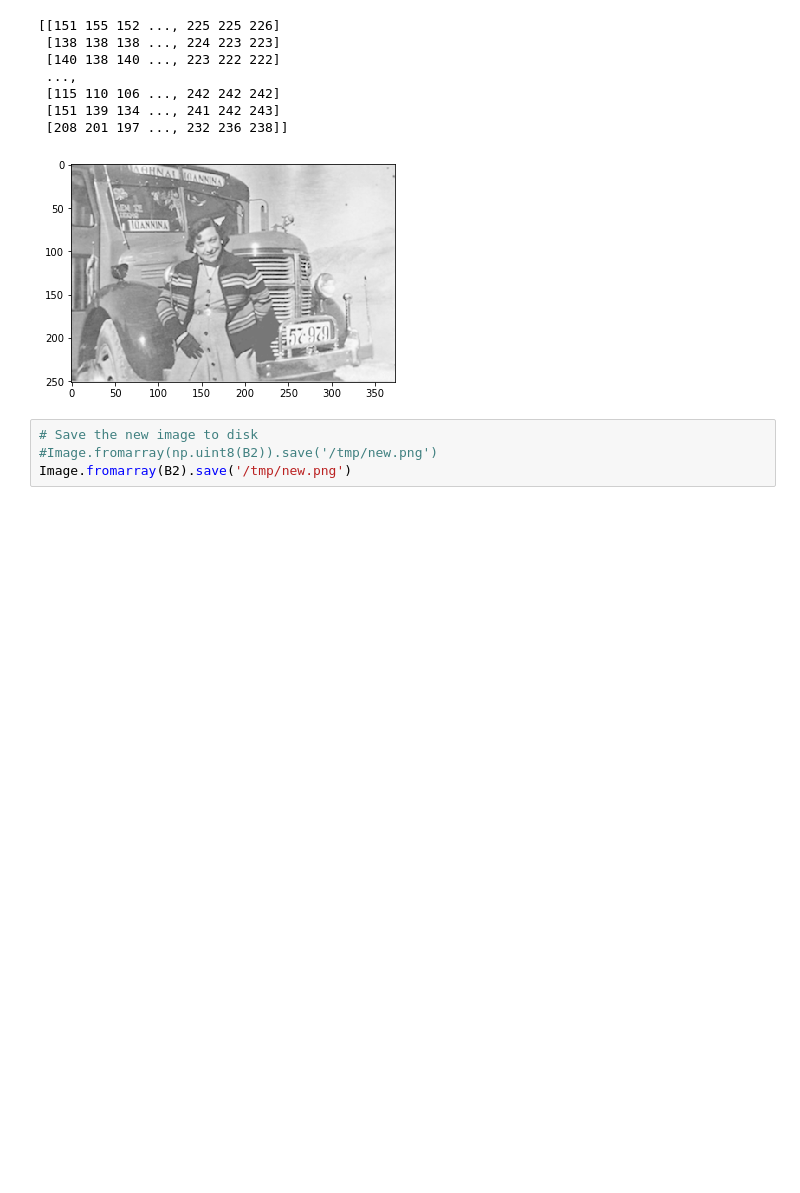
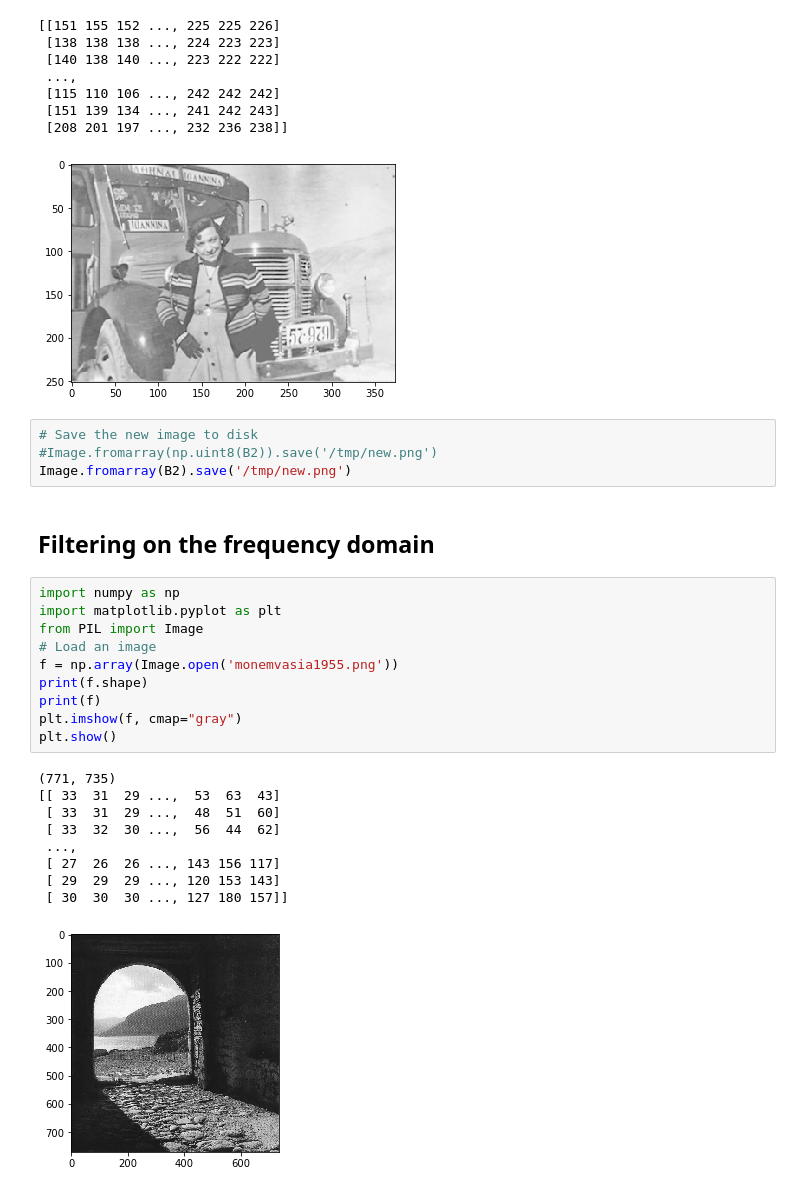
Before and after one commit to iliasmour/crashcourse-python-numpy-scipy, a Jupyter notebook: tutorials/python/cs228-python-tutorial.ipynb, the cells around one changed output. Cells and saved outputs as stored; diff of their text form; blank space fills up the shorter version.

```diff
--- a/tutorials/python/cs228-python-tutorial.ipynb
+++ b/tutorials/python/cs228-python-tutorial.ipynb
@@ -1094,3 +1094,25 @@ plt.show()
 # Save the new image to disk
 #Image.fromarray(np.uint8(B2)).save('/tmp/new.png')
 Image.fromarray(B2).save('/tmp/new.png')
+# %% [markdown]
+## Filtering on the frequency domain
+# %%
+import numpy as np
+import matplotlib.pyplot as plt
+from PIL import Image
+# Load an image
+f = np.array(Image.open('monemvasia1955.png'))
+print(f.shape)
+print(f)
+plt.imshow(f, cmap="gray")
+plt.show()
+# %% [output]
+(771, 735)
+[[ 33  31  29 ...,  53  63  43]
+ [ 33  31  29 ...,  48  51  60]
+ [ 33  32  30 ...,  56  44  62]
+ ...,
+ [ 27  26  26 ..., 143 156 117]
+ [ 29  29  29 ..., 120 153 143]
+ [ 30  30  30 ..., 127 180 157]]
+[figure, added]
```
Also changed, not shown: parts of 6 cells of this notebook, 2 other files.
